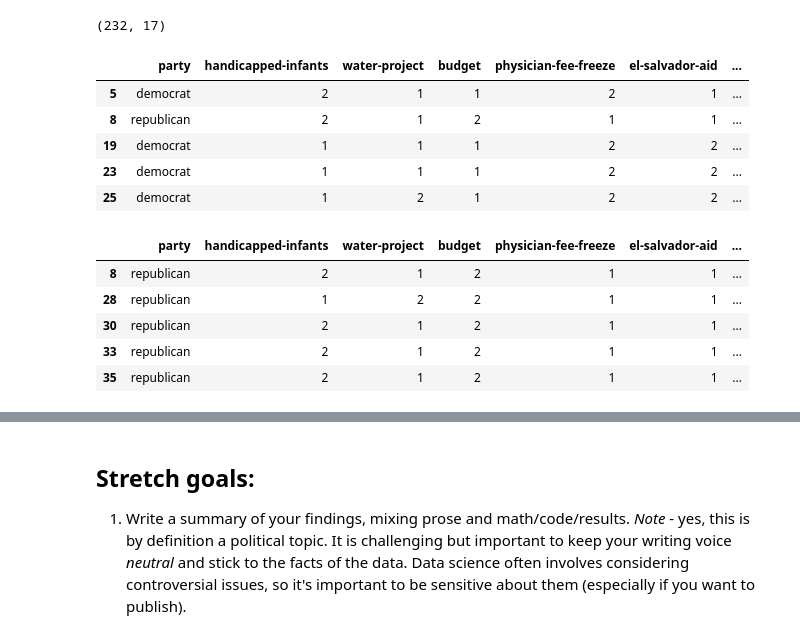
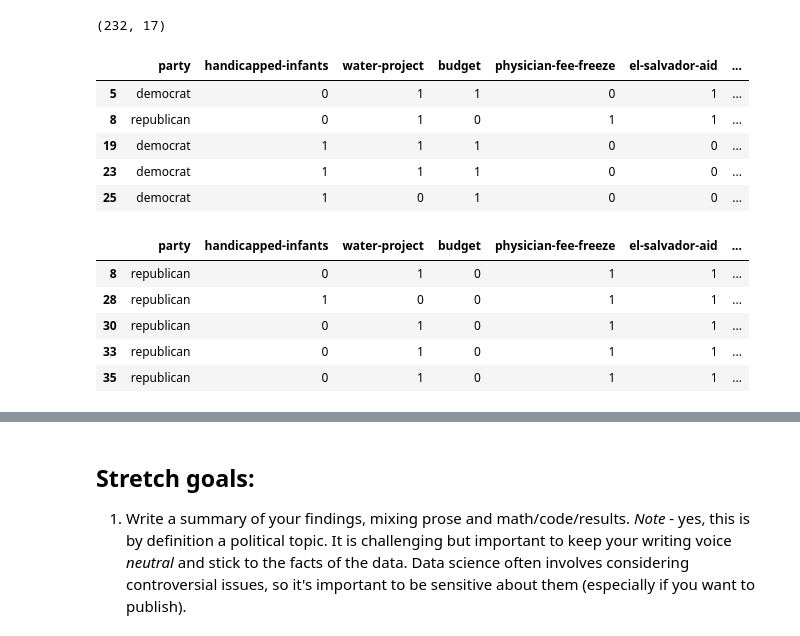
Before and after one commit to Khislatz/DS-Unit-1-Sprint-2-Statistics, a Jupyter notebook: Khislat_Zhuraeva_LS_DS_122_Sampling_Confidence_Intervals_and_Hypothesis_Testing_Assignment.ipynb, the cells around one changed output, grey strips where cells are left out. Saved outputs shown, nothing was run; the diff lists cells and outputs as text; code cells hidden in the pictures.

```diff
--- a/Khislat_Zhuraeva_LS_DS_122_Sampling_Confidence_Intervals_and_Hypothesis_Testing_Assignment.ipynb
+++ b/Khislat_Zhuraeva_LS_DS_122_Sampling_Confidence_Intervals_and_Hypothesis_Testing_Assignment.ipynb
@@ -94,23 +97,23 @@ df.shape
 (232, 17)
 # %%
 #recode votes as numeric
-df = df.replace({'y':1, 'n':2})
+df = df.replace({'y':1, 'n':0})
 df.head()
 # %% [output]
 |  | party | handicapped-infants | water-project | budget | physician-fee-freeze | el-salvador-aid | ... |
-| 5 | democrat | 2 | 1 | 1 | 2 | 1 | ... |
-| 8 | republican | 2 | 1 | 2 | 1 | 1 | ... |
-| 19 | democrat | 1 | 1 | 1 | 2 | 2 | ... |
-| 23 | democrat | 1 | 1 | 1 | 2 | 2 | ... |
-| 25 | democrat | 1 | 2 | 1 | 2 | 2 | ... |
+| 5 | democrat | 0 | 1 | 1 | 0 | 1 | ... |
+| 8 | republican | 0 | 1 | 0 | 1 | 1 | ... |
+| 19 | democrat | 1 | 1 | 1 | 0 | 0 | ... |
+| 23 | democrat | 1 | 1 | 1 | 0 | 0 | ... |
+| 25 | democrat | 1 | 0 | 1 | 0 | 0 | ... |
 # %%
 #how did republicans vote?
 rep = df[df['party'] == 'republican']
 rep.head()
 # %% [output]
 |  | party | handicapped-infants | water-project | budget | physician-fee-freeze | el-salvador-aid | ... |
-| 8 | republican | 2 | 1 | 2 | 1 | 1 | ... |
-| 28 | republican | 1 | 2 | 2 | 1 | 1 | ... |
-| 30 | republican | 2 | 1 | 2 | 1 | 1 | ... |
-| 33 | republican | 2 | 1 | 2 | 1 | 1 | ... |
-| 35 | republican | 2 | 1 | 2 | 1 | 1 | ... |
+| 8 | republican | 0 | 1 | 0 | 1 | 1 | ... |
+| 28 | republican | 1 | 0 | 0 | 1 | 1 | ... |
+| 30 | republican | 0 | 1 | 0 | 1 | 1 | ... |
+| 33 | republican | 0 | 1 | 0 | 1 | 1 | ... |
+| 35 | republican | 0 | 1 | 0 | 1 | 1 | ... |
```
Also changed, not shown: parts of 43 cells of this notebook.
